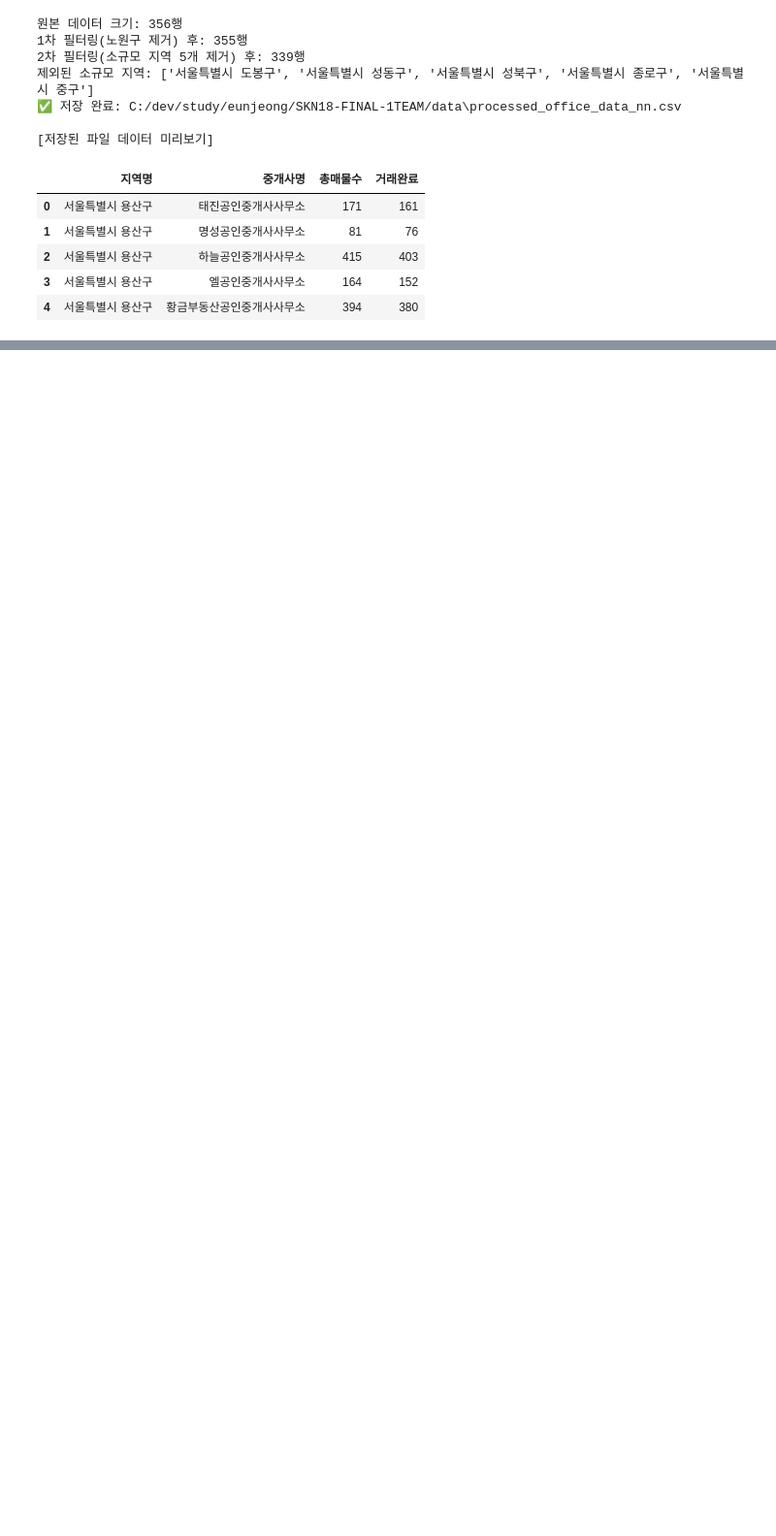
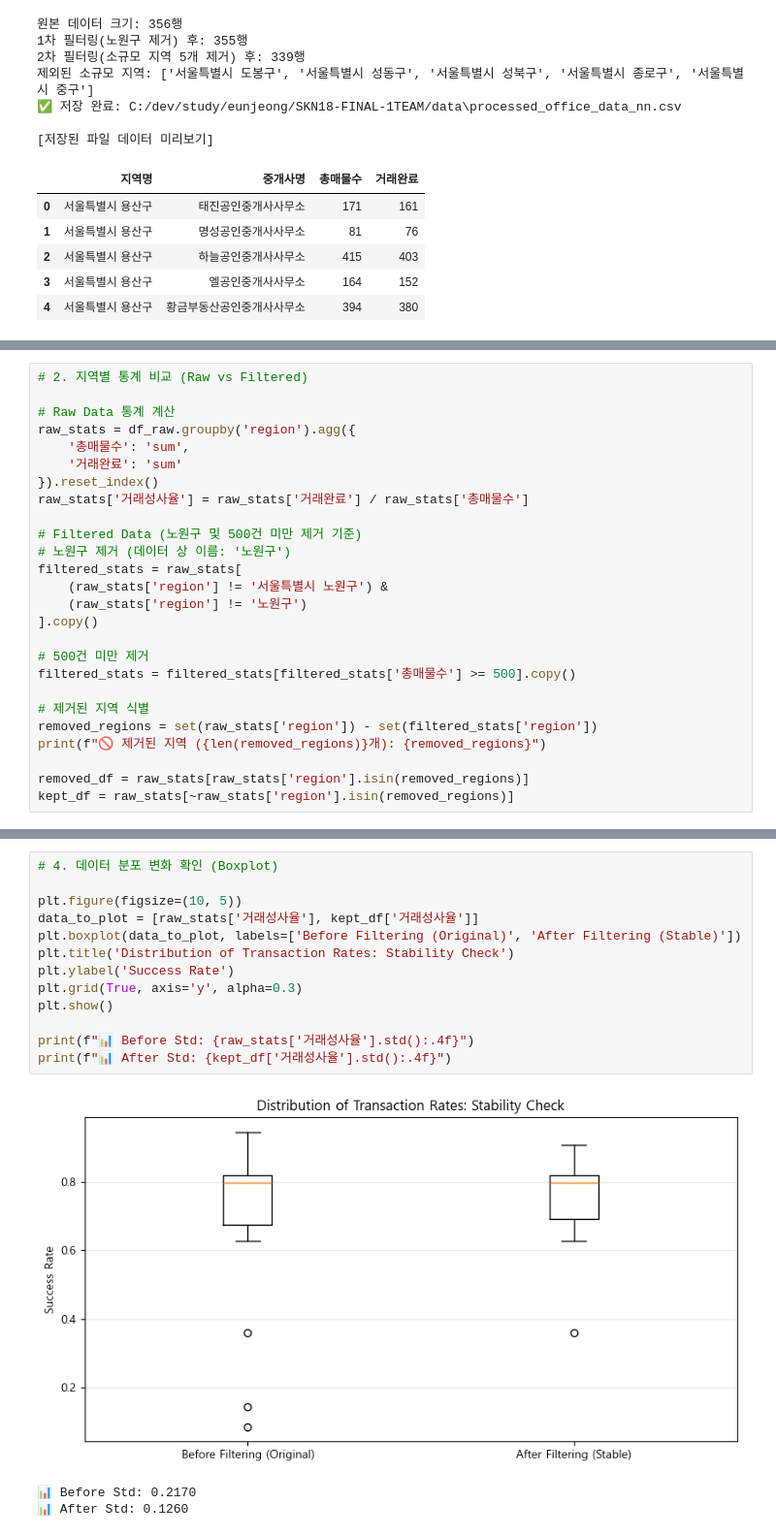
Before and after one commit to eunjeong0911/Property-recommend, a Jupyter notebook: apps/reco/models/trust_model/pipeline/sumi/pre_ml_no_nowon.ipynb, the cells around one changed output, grey strips where cells are left out. Shown at 97% size. Cells and saved outputs as stored; diff of their text form; blank space fills up the shorter version.

```diff
--- a/apps/reco/models/trust_model/pipeline/sumi/pre_ml_no_nowon.ipynb
+++ b/apps/reco/models/trust_model/pipeline/sumi/pre_ml_no_nowon.ipynb
@@ -580,0 +626,26 @@ display(df_nn[["지역명", "중개사명", "총매물수", "거래완료"]].hea
+# %%
+# 2. 지역별 통계 비교 (Raw vs Filtered)
+
+# Raw Data 통계 계산
+raw_stats = df_raw.groupby('region').agg({
+    '총매물수': 'sum',
+    '거래완료': 'sum'
+}).reset_index()
+raw_stats['거래성사율'] = raw_stats['거래완료'] / raw_stats['총매물수']
+
+# Filtered Data (노원구 및 500건 미만 제거 기준)
+# 노원구 제거 (데이터 상 이름: '노원구')
+filtered_stats = raw_stats[
+    (raw_stats['region'] != '서울특별시 노원구') &
+    (raw_stats['region'] != '노원구')
+].copy()
+
+# 500건 미만 제거
+filtered_stats = filtered_stats[filtered_stats['총매물수'] >= 500].copy()
+
+# 제거된 지역 식별
+removed_regions = set(raw_stats['region']) - set(filtered_stats['region'])
+print(f"🚫 제거된 지역 ({len(removed_regions)}개): {removed_regions}")
+
+removed_df = raw_stats[raw_stats['region'].isin(removed_regions)]
+kept_df = raw_stats[~raw_stats['region'].isin(removed_regions)]
@@ -580,0 +685,17 @@ display(df_nn[["지역명", "중개사명", "총매물수", "거래완료"]].hea
+# %%
+# 4. 데이터 분포 변화 확인 (Boxplot)
+
+plt.figure(figsize=(10, 5))
+data_to_plot = [raw_stats['거래성사율'], kept_df['거래성사율']]
+plt.boxplot(data_to_plot, labels=['Before Filtering (Original)', 'After Filtering (Stable)'])
+plt.title('Distribution of Transaction Rates: Stability Check')
+plt.ylabel('Success Rate')
+plt.grid(True, axis='y', alpha=0.3)
+plt.show()
+
+print(f"📊 Before Std: {raw_stats['거래성사율'].std():.4f}")
+print(f"📊 After Std: {kept_df['거래성사율'].std():.4f}")
+# %% [output]
+[figure, added]
+📊 Before Std: 0.2170
+📊 After Std: 0.1260
```
Also changed, not shown: parts of 22 cells of this notebook, 17 other files.
